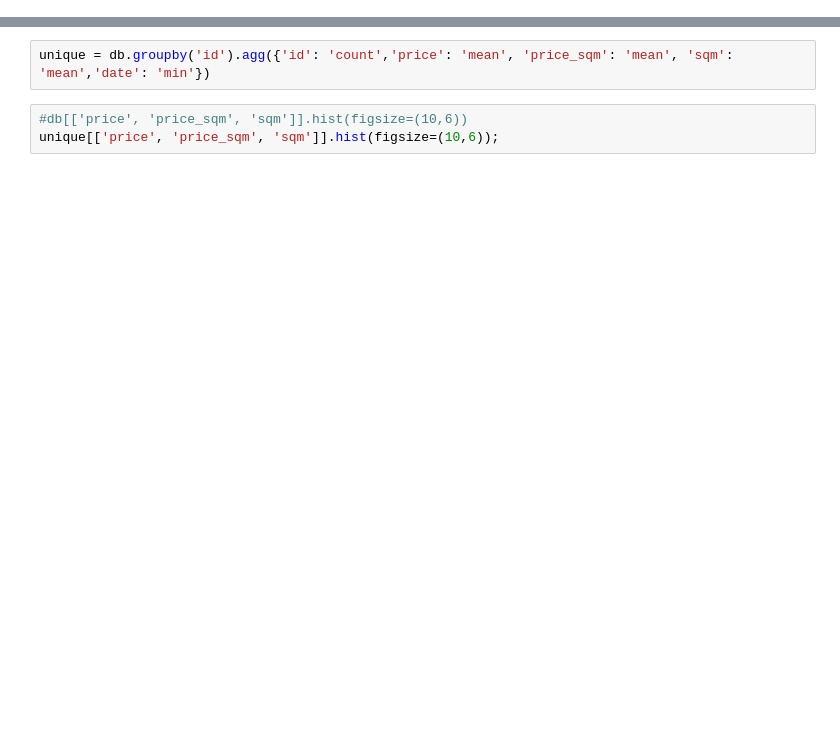
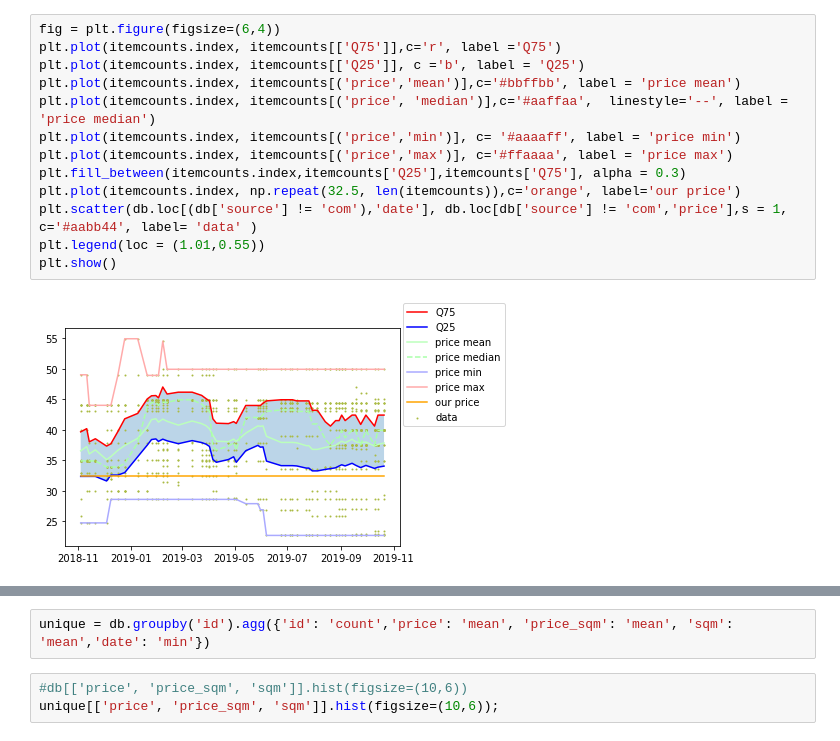
Before and after one commit to Htrismegistos/projectbuds, a Jupyter notebook: Hungarian_property/Statistics.ipynb, the cells around one changed output, grey strips where cells are left out. Drawn from its saved outputs; the diff is of its cells as text; blank space fills up the shorter version.

```diff
--- a/Hungarian_property/Statistics.ipynb
+++ b/Hungarian_property/Statistics.ipynb
@@ -45,0 +75,15 @@ db[['price', 'price_sqm', 'sqm']].hist(figsize=(10,6));
+# %%
+fig = plt.figure(figsize=(6,4))
+plt.plot(itemcounts.index, itemcounts[['Q75']],c='r', label ='Q75')
+plt.plot(itemcounts.index, itemcounts[['Q25']], c ='b', label = 'Q25')
+plt.plot(itemcounts.index, itemcounts[('price','mean')],c='#bbffbb', label = 'price mean')
+plt.plot(itemcounts.index, itemcounts[('price', 'median')],c='#aaffaa',  linestyle='--', label = 'price median')
+plt.plot(itemcounts.index, itemcounts[('price','min')], c= '#aaaaff', label = 'price min')
+plt.plot(itemcounts.index, itemcounts[('price','max')], c='#ffaaaa', label = 'price max')
+plt.fill_between(itemcounts.index,itemcounts['Q25'],itemcounts['Q75'], alpha = 0.3)
+plt.plot(itemcounts.index, np.repeat(32.5, len(itemcounts)),c='orange', label='our price')
+plt.scatter(db.loc[(db['source'] != 'com'),'date'], db.loc[db['source'] != 'com','price'],s = 1, c='#aabb44', label= 'data' )
+plt.legend(loc = (1.01,0.55))
+plt.show()
+# %% [output]
+[figure, added]
```
Also changed, not shown: parts of 15 cells of this notebook.
